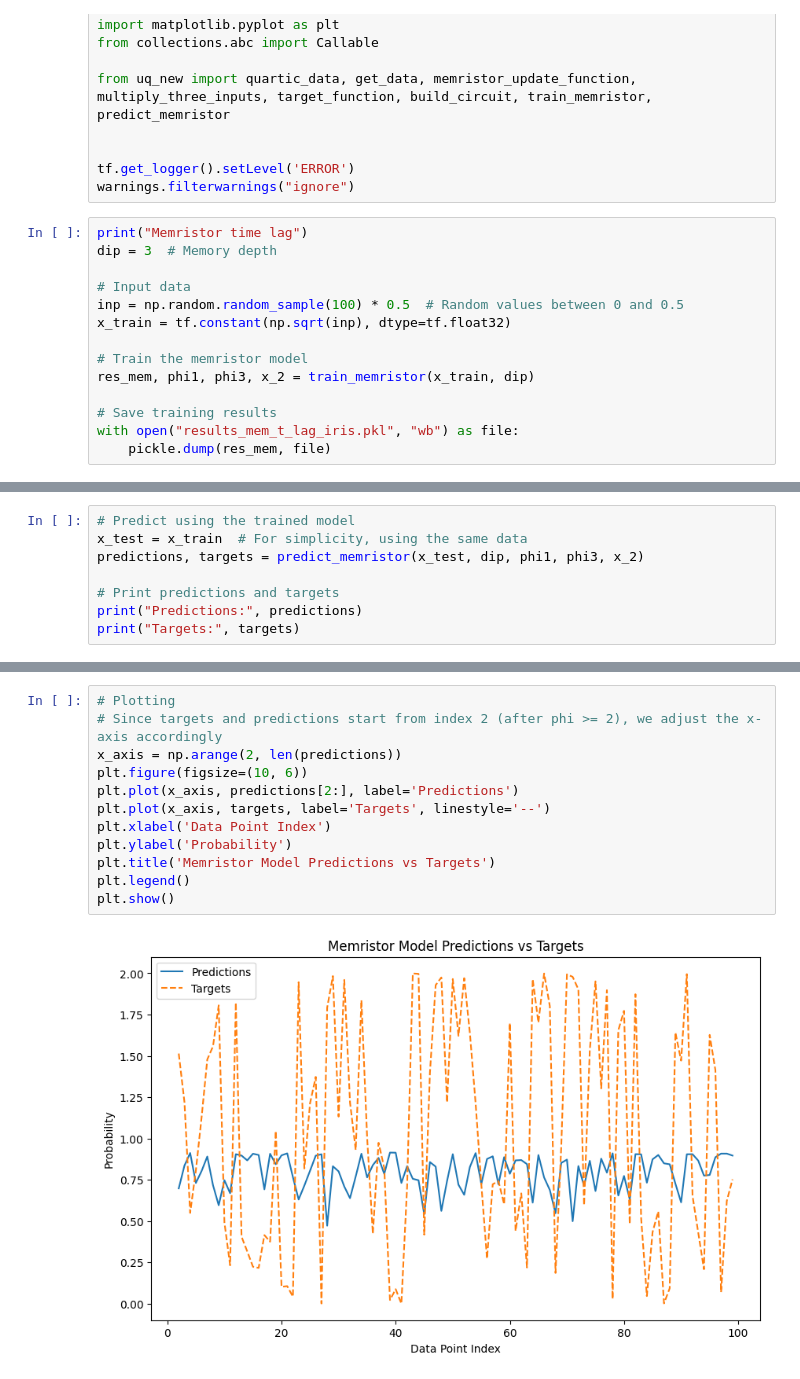
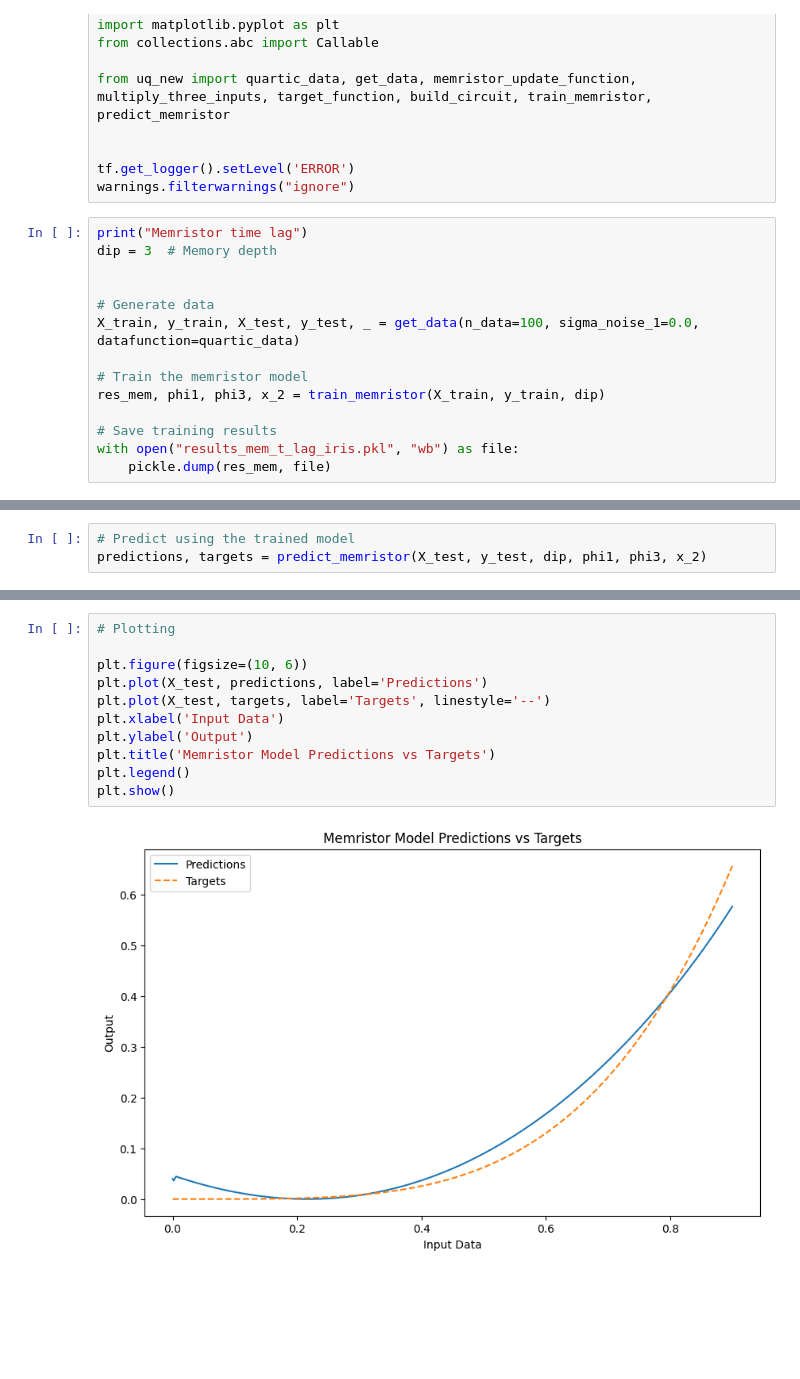
Before and after one commit to schererant/uq-qnn, a Jupyter notebook: src/uq-qnn/uq_new_notebook.ipynb, the cells around one changed output, grey strips where cells are left out. Drawn from its saved outputs; the diff is of its cells as text; blank space fills up the shorter version.

Commit message:
Adjusted trainings parameter

```diff
--- a/src/uq-qnn/uq_new_notebook.ipynb
+++ b/src/uq-qnn/uq_new_notebook.ipynb
@@ -21,12 +21,12 @@ warnings.filterwarnings("ignore")
 print("Memristor time lag")
 dip = 3  # Memory depth
 
-# Input data
-inp = np.random.random_sample(100) * 0.5  # Random values between 0 and 0.5
-x_train = tf.constant(np.sqrt(inp), dtype=tf.float32)
+
+# Generate data
+X_train, y_train, X_test, y_test, _ = get_data(n_data=100, sigma_noise_1=0.0, datafunction=quartic_data)
 
 # Train the memristor model
-res_mem, phi1, phi3, x_2 = train_memristor(x_train, dip)
+res_mem, phi1, phi3, x_2 = train_memristor(X_train, y_train, dip)
 
 # Save training results
 with open("results_mem_t_lag_iris.pkl", "wb") as file:
@@ -50,8 +52,3 @@ Optimal parameters: phi1=5.6425933837890625, phi3=0.5736152529716492, x_2=0.4578
 # %%
 # Predict using the trained model
-x_test = x_train  # For simplicity, using the same data
-predictions, targets = predict_memristor(x_test, dip, phi1, phi3, x_2)
-
-# Print predictions and targets
-print("Predictions:", predictions)
-print("Targets:", targets)
+predictions, targets = predict_memristor(X_test, y_test, dip, phi1, phi3, x_2)
@@ -61,14 +55,13 @@ Targets: [1.5139626860618591, 1.2192423194646835, 0.5496047735214233, 0.80673336
 # %%
 # Plotting
-# Since targets and predictions start from index 2 (after phi >= 2), we adjust the x-axis accordingly
-x_axis = np.arange(2, len(predictions))
+
 plt.figure(figsize=(10, 6))
-plt.plot(x_axis, predictions[2:], label='Predictions')
-plt.plot(x_axis, targets, label='Targets', linestyle='--')
-plt.xlabel('Data Point Index')
-plt.ylabel('Probability')
+plt.plot(X_test, predictions, label='Predictions')
+plt.plot(X_test, targets, label='Targets', linestyle='--')
+plt.xlabel('Input Data')
+plt.ylabel('Output')
 plt.title('Memristor Model Predictions vs Targets')
 plt.legend()
 plt.show()
 # %% [output]
-[figure, old version]
+[figure, new version]
```
Also changed, not shown: parts of 2 cells of this notebook, 1 other file.
